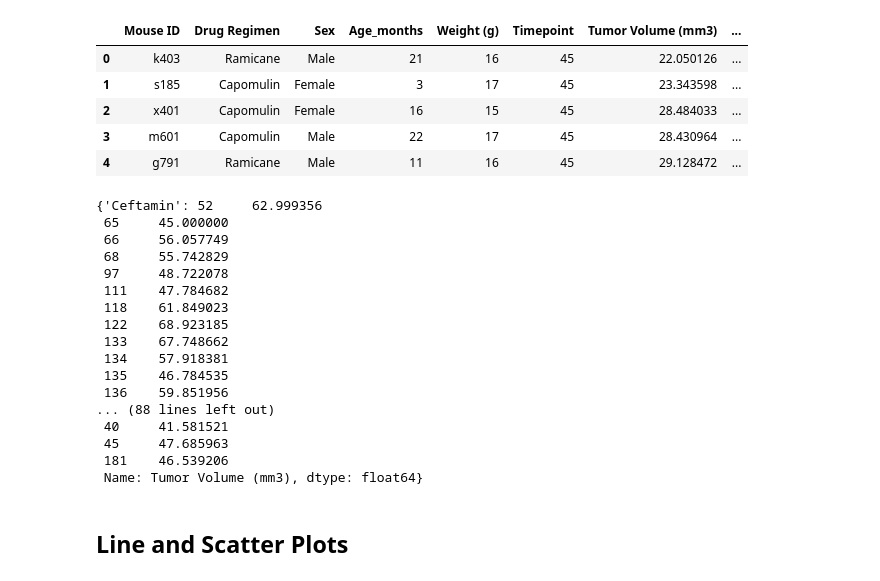
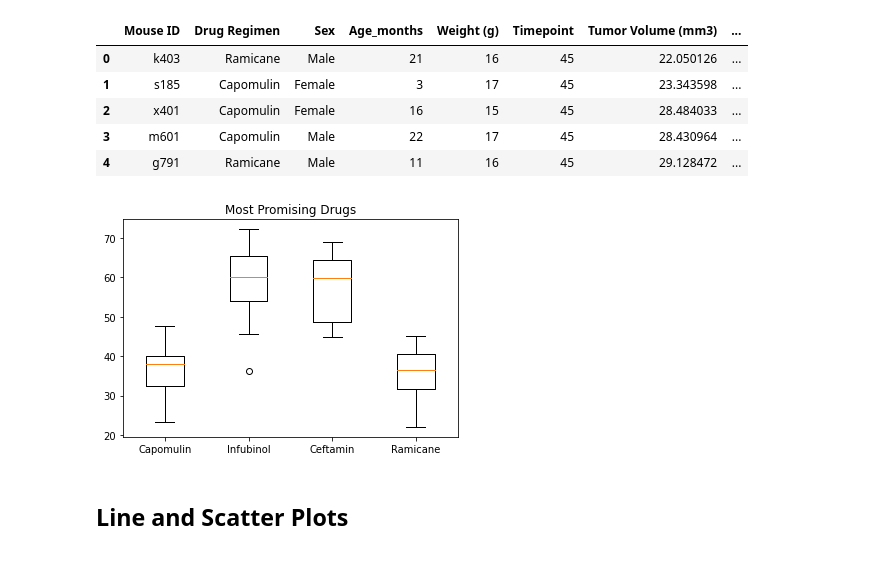
Before and after one commit to reccleston/matplotlib-challenge, a Jupyter notebook: Pymaceuticals/pymaceuticals_starter.ipynb, the cells around one changed output. Cells and saved outputs as stored; diff of their text form; code cells hidden in the pictures.

```diff
--- a/Pymaceuticals/pymaceuticals_starter.ipynb
+++ b/Pymaceuticals/pymaceuticals_starter.ipynb
@@ -223,27 +223,39 @@ for drug in treatments:
 
 
     # Determine outliers using upper and lower bounds
+outlier_bounds = {}
+for drug in treatments:
+    q1 = tumor_vol[drug].quantile(0.25)
+    q3 = tumor_vol[drug].quantile(0.75)
+    iqr = q3 - q1
+    ub = q3 + (1.5 * iqr)
+    lb = q1 - (1.5 * iqr)
+    outlier_bounds[drug] = [ub, lb]
 
-tumor_vol
+outlies = []
+for drug in treatments:
+    drug_mask = final_timepoint_df['Drug Regimen'] == drug
+    drug_df = final_timepoint_df[drug_mask]
+    outlier_mask_ub = drug_df['Tumor Volume (mm3)'] > outlier_bounds[drug][0]
+    outlier_mask_lb = drug_df['Tumor Volume (mm3)'] < outlier_bounds[drug][1]
+
+    outliers_ub = drug_df[outlier_mask_ub]
+    outliers_lb = drug_df[outlier_mask_lb]
+
+#     print(f'lb outlie mask for {drug}: {outlier_mask_lb}')
+#     print(f'lb for {drug} is: {outlier_bounds[drug][1]}')
+#     print(drug_df['Tumor Volume (mm3)'])
+#     outlies.append(outliers_ub)
-# %% [output]
-{'Ceftamin': 52     62.999356
- 65     45.000000
- 66     56.057749
- 68     55.742829
- 97     48.722078
- 111    47.784682
- 118    61.849023
- 122    68.923185
- 133    67.748662
- 134    57.918381
- 135    46.784535
- 136    59.851956
-... (88 lines left out)
- 40     41.581521
- 45     47.685963
- 181    46.539206
- Name: Tumor Volume (mm3), dtype: float64}
 # %%
 # Generate a box plot of the final tumor volume of each mouse across four regimens of interest
+data = [tumor_vol['Capomulin'], tumor_vol['Infubinol'], tumor_vol['Ceftamin'], tumor_vol['Ramicane']]
+fig, ax = plt.subplots()
+ax.set_title('Most Promising Drugs')
+ax.boxplot(data)
+plt.xticks([1, 2, 3, 4], ['Capomulin', 'Infubinol', 'Ceftamin', 'Ramicane'])
+
+plt.show()
+# %% [output]
+[figure, added]
 # %% [markdown]
 ## Line and Scatter Plots
```
Also changed, not shown: parts of 5 cells of this notebook.
